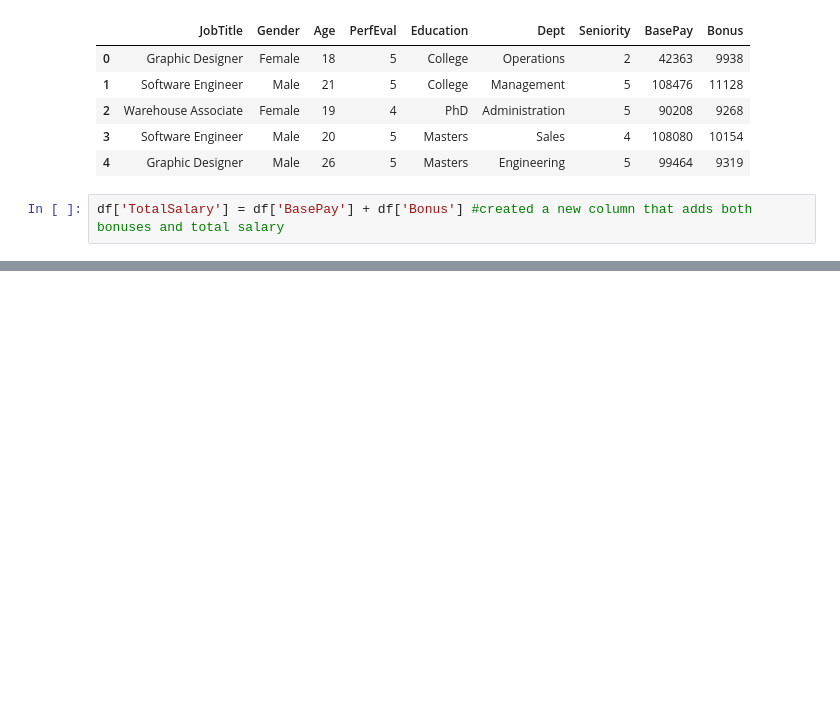
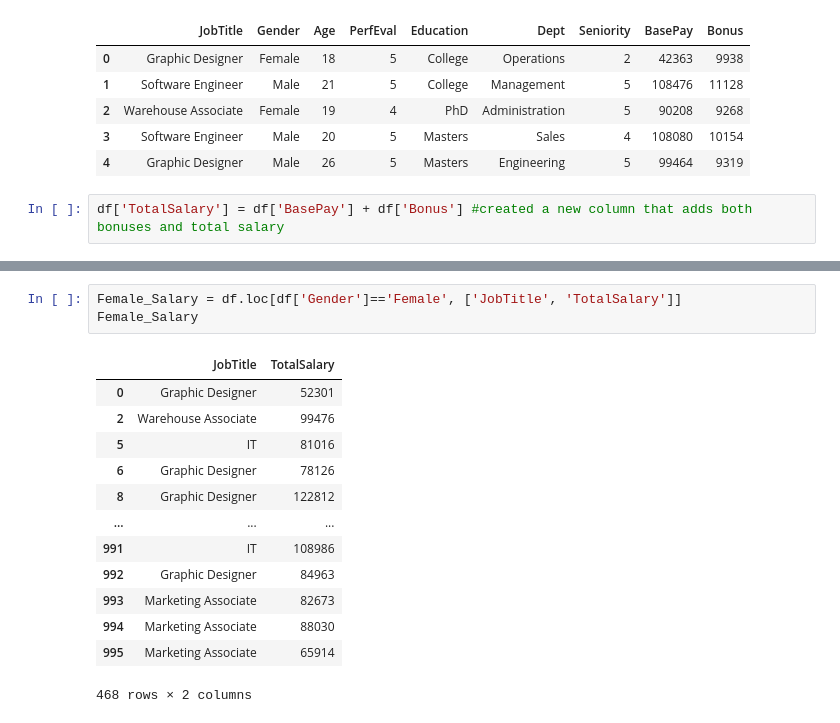
Before and after one commit to Jkhattak/GlassdoreGenderPayGap, a Jupyter notebook: main.ipynb, the cells around one changed output, grey strips where cells are left out. Cells and saved outputs as stored; diff of their text form; blank space fills up the shorter version.

```diff
--- a/main.ipynb
+++ b/main.ipynb
@@ -233,0 +268,17 @@ df.head()
+# %%
+Female_Salary = df.loc[df['Gender']=='Female', ['JobTitle', 'TotalSalary']]
+Female_Salary
+# %% [output]
+|  | JobTitle | TotalSalary |
+| 0 | Graphic Designer | 52301 |
+| 2 | Warehouse Associate | 99476 |
+| 5 | IT | 81016 |
+| 6 | Graphic Designer | 78126 |
+| 8 | Graphic Designer | 122812 |
+| ... | ... | ... |
+| 991 | IT | 108986 |
+| 992 | Graphic Designer | 84963 |
+| 993 | Marketing Associate | 82673 |
+| 994 | Marketing Associate | 88030 |
+| 995 | Marketing Associate | 65914 |
+468 rows × 2 columns
```
Also changed, not shown: parts of 4 cells of this notebook.
